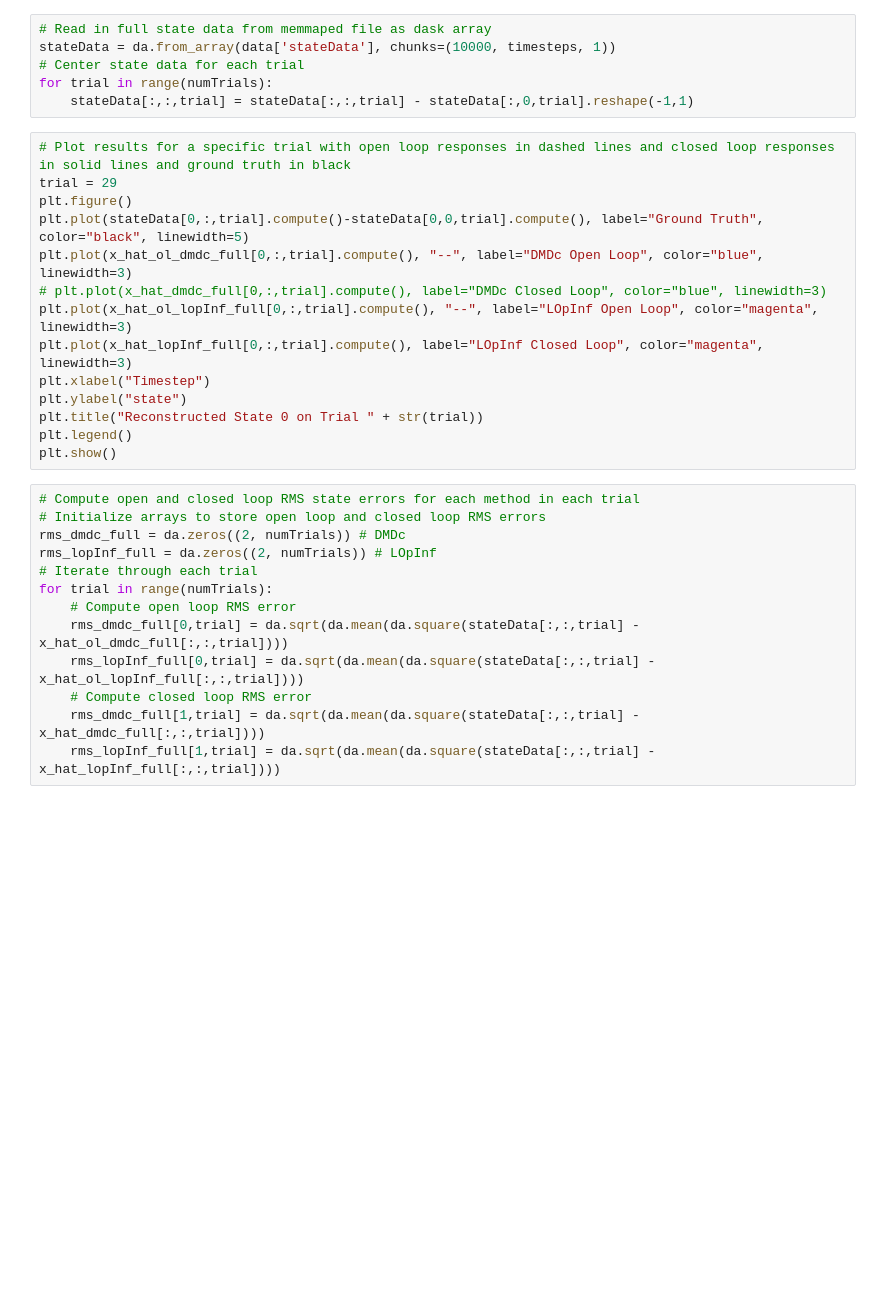
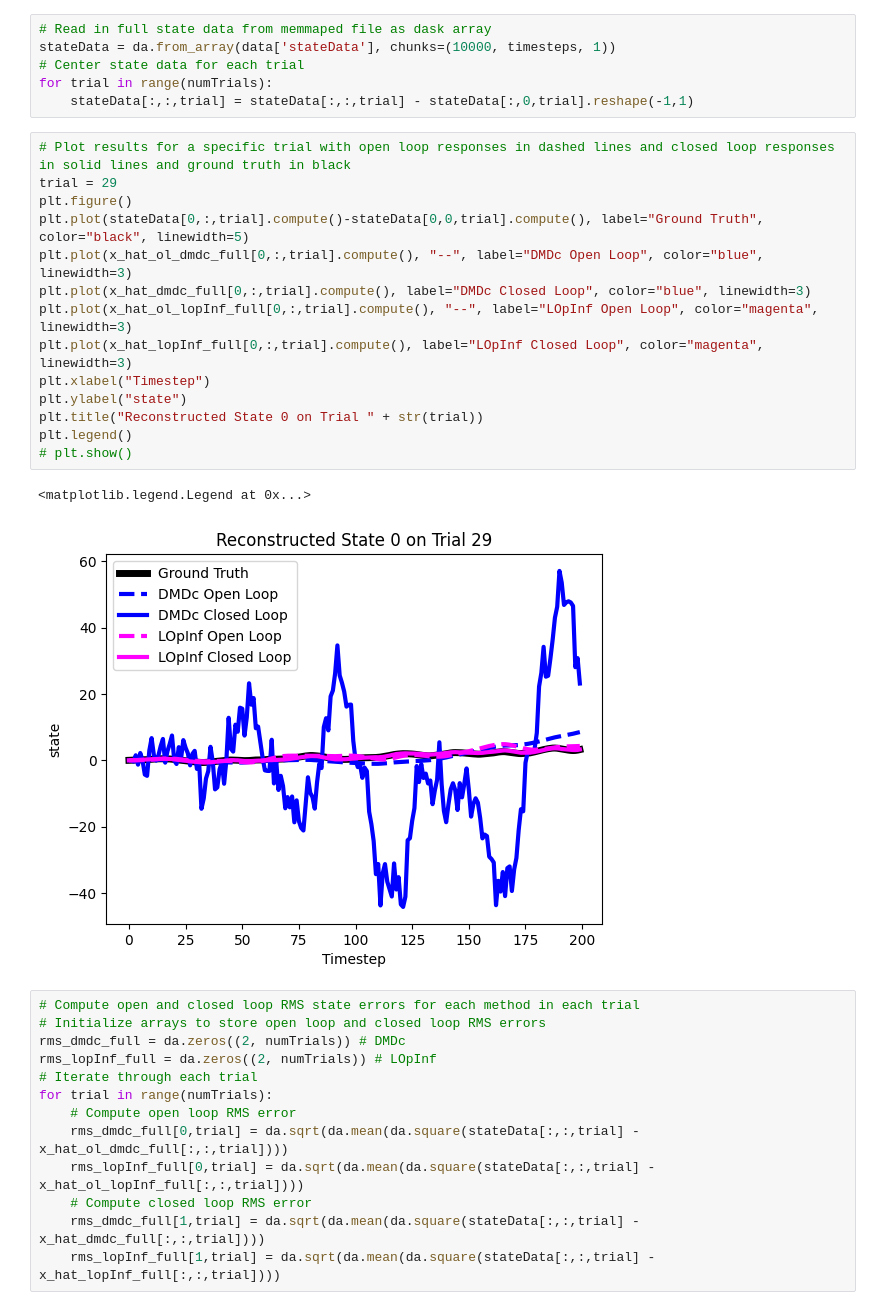
Before and after one commit to iman-adibnazari/anguilliformOptimalControl, a Jupyter notebook: src/stateObserverAnalysis.ipynb, the cells around one changed output. Saved outputs shown, nothing was run; the diff lists cells and outputs as text; blank space fills up the shorter version.

```diff
--- a/src/stateObserverAnalysis.ipynb
+++ b/src/stateObserverAnalysis.ipynb
@@ -377,17 +389,20 @@ for trial in range(numTrials):
 # %%
 # Plot results for a specific trial with open loop responses in dashed lines and closed loop responses in solid lines and ground truth in black
 trial = 29
 plt.figure()
 plt.plot(stateData[0,:,trial].compute()-stateData[0,0,trial].compute(), label="Ground Truth", color="black", linewidth=5)
 plt.plot(x_hat_ol_dmdc_full[0,:,trial].compute(), "--", label="DMDc Open Loop", color="blue", linewidth=3)
-# plt.plot(x_hat_dmdc_full[0,:,trial].compute(), label="DMDc Closed Loop", color="blue", linewidth=3)
+plt.plot(x_hat_dmdc_full[0,:,trial].compute(), label="DMDc Closed Loop", color="blue", linewidth=3)
 plt.plot(x_hat_ol_lopInf_full[0,:,trial].compute(), "--", label="LOpInf Open Loop", color="magenta", linewidth=3)
 plt.plot(x_hat_lopInf_full[0,:,trial].compute(), label="LOpInf Closed Loop", color="magenta", linewidth=3)
 plt.xlabel("Timestep")
 plt.ylabel("state")
 plt.title("Reconstructed State 0 on Trial " + str(trial))
 plt.legend()
-plt.show()
+# plt.show()
+# %% [output]
+<matplotlib.legend.Legend at 0x...>
+[figure, added]
 # %%
 # Compute open and closed loop RMS state errors for each method in each trial
 # Initialize arrays to store open loop and closed loop RMS errors
```
Also changed, not shown: parts of 5 cells of this notebook, 3 other files.
